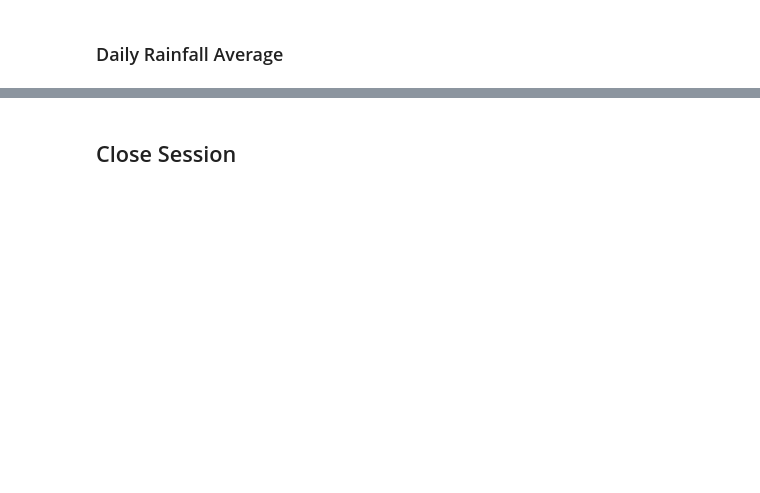
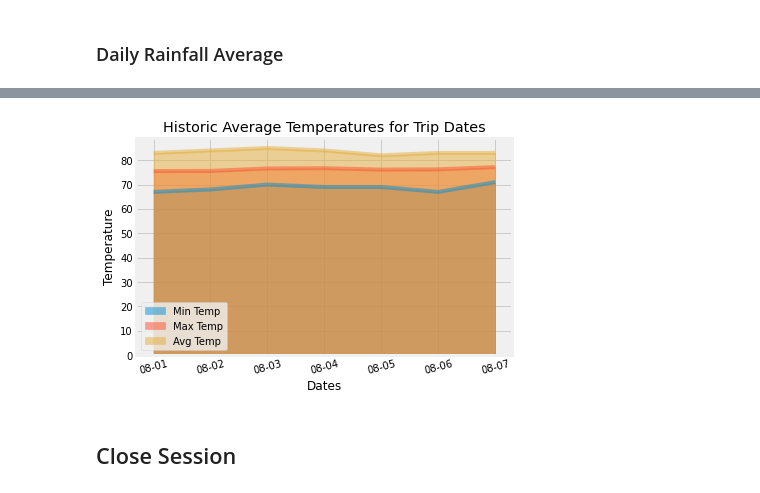
Before and after one commit to billywiltshire77/sqlalchemy-challenge, a Jupyter notebook: temp_analysis_bonus_2_starter.ipynb, the cells around one changed output, grey strips where cells are left out. Cells and saved outputs as stored; diff of their text form; code cells hidden in the pictures; blank space fills up the shorter version.

```diff
--- a/temp_analysis_bonus_2_starter.ipynb
+++ b/temp_analysis_bonus_2_starter.ipynb
@@ -86,16 +115,27 @@ daily_normals("01-01")
 # %%
 # calculate the daily normals for your trip
 # push each tuple of calculations into a list called `normals`
-
+normals=[]
 # Set the start and end date of the trip
 start_date = '2017-08-01'
 end_date = '2017-08-07'
 
+# Created a function to convert string dates into date objects to do time delta
+def split_date(date):
+    year, month, day = date.split('-')
+    new_date = dt.date(int(year), int(month), int(day))
+    return new_date
+
 # Use the start and end date to create a range of dates
-
-
 # Strip off the year and save a list of strings in the format %m-%d
-
+dates = []
+for n in range((split_date(end_date) - split_date(start_date)).days + 1):
+    date = split_date(start_date) + dt.timedelta(n)
+    dates.append(date.strftime('%m-%d'))
+dates
 
 # Use the `daily_normals` function to calculate the normals for each date string
+for date in dates:
+    normals.append(daily_normals(date)[0])
 # and append the results to a list called `normals`.
+normals
@@ -102,2 +150,6 @@ end_date = '2017-08-07'
 # %%
 # Load the previous query results into a Pandas DataFrame and add the `trip_dates` range as the `date` index
+trip_df = pd.DataFrame(normals, columns=['Min Temp', 'Max Temp', 'Avg Temp'])
+trip_df['Dates'] = dates
+trip_df = trip_df.set_index('Dates')
+trip_df
@@ -104,4 +166,11 @@ end_date = '2017-08-07'
 # %%
 # Plot the daily normals as an area plot with `stacked=False`
+trip_df.plot(kind='area', stacked=False)
+plt.title('Historic Average Temperatures for Trip Dates')
+plt.xticks(rotation=15)
+plt.ylabel('Temperature')
+plt.show()
+# %% [output]
+[figure, added]
 # %% [markdown]
 ## Close Session
```
Also changed, not shown: parts of 13 cells of this notebook.
